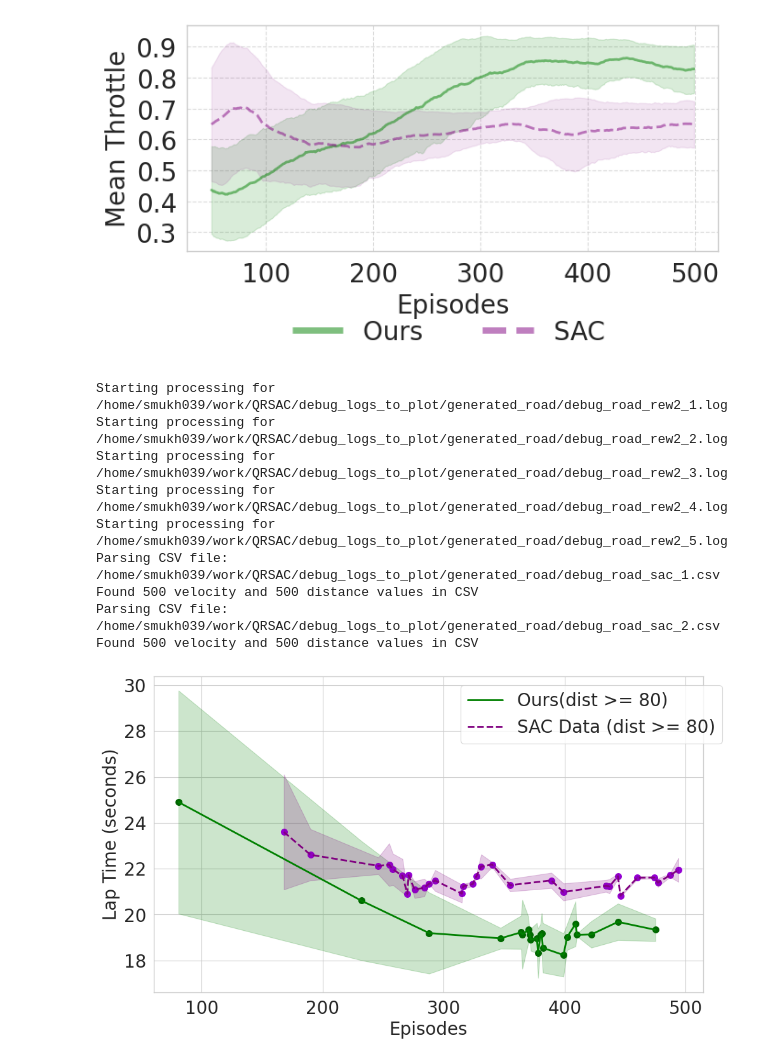
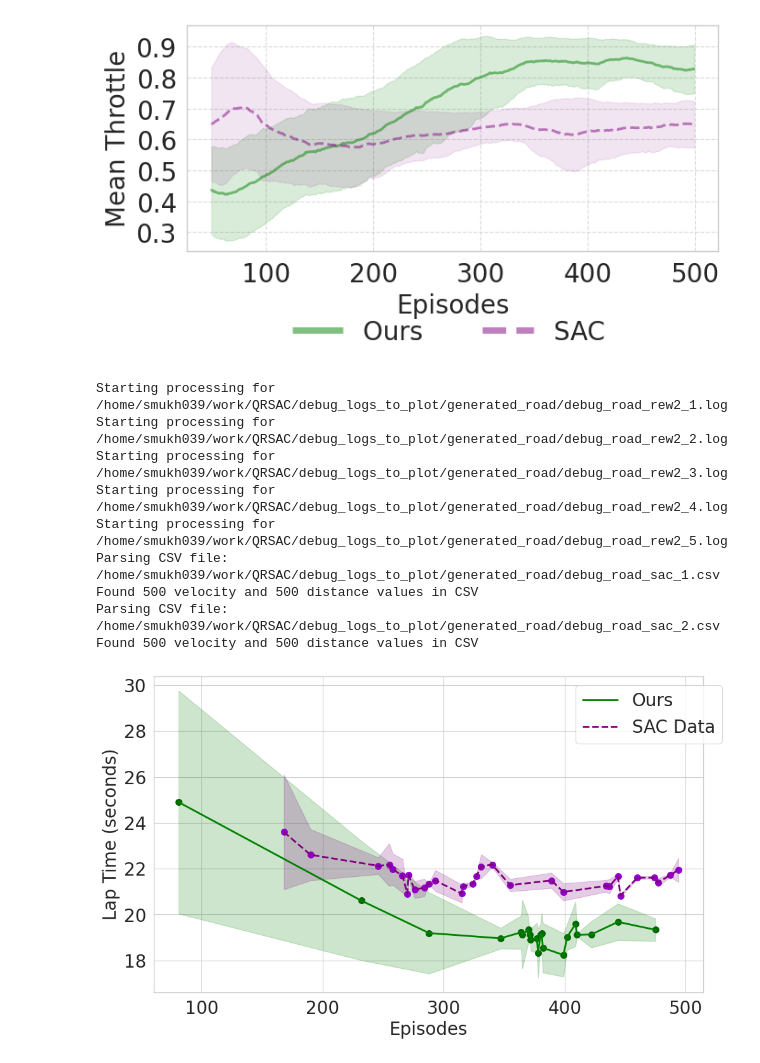
Before and after one commit to shilpa2301/QRSAC, a Jupyter notebook: debug_plots/debug_plots_baseline.ipynb, the cells around one changed output. Drawn from its saved outputs; the diff is of its cells as text; code cells hidden in the pictures.

```diff
--- a/debug_plots/debug_plots_baseline.ipynb
+++ b/debug_plots/debug_plots_baseline.ipynb
@@ -464,7 +464,7 @@ def generate_2d_plot(epochs_rew2, lap_times_rew2_mean, lap_times_rew2_std, dista
         lap_times_rew2_std_filtered = lap_times_rew2_std[mask_rew2_above_80]
 
         # Plot mean line
-        ax.plot(epochs_rew2_filtered, lap_times_rew2_filtered, c='green', label='Ours(dist >= 80)', linewidth=2)
+        ax.plot(epochs_rew2_filtered, lap_times_rew2_filtered, c='green', label='Ours', linewidth=2)
         # Plot scatter points for mean
         ax.scatter(epochs_rew2_filtered, lap_times_rew2_filtered, c='darkgreen', marker='o', s=50)
         # Plot standard deviation as translucent shading
@@ -481,7 +481,7 @@ def generate_2d_plot(epochs_rew2, lap_times_rew2_mean, lap_times_rew2_std, dista
         lap_times_sac_std_filtered = lap_times_sac_std[mask_sac_above_80]
 
         # Plot mean line
-        ax.plot(epochs_sac_filtered, lap_times_sac_filtered, c='purple', label='SAC Data (dist >= 80)', linewidth=2, linestyle='--')
+        ax.plot(epochs_sac_filtered, lap_times_sac_filtered, c='purple', label='SAC Data', linewidth=2, linestyle='--')
         # Plot scatter points for mean
         ax.scatter(epochs_sac_filtered, lap_times_sac_filtered, c='darkviolet', marker='o', s=50)
         # Plot standard deviation as translucent shading
@@ -571,31 +571,31 @@ if lap_times_vel_rew2_all and lap_times_vel_sac_all:
 
     # Apply smoothing with window size 70 for better visualization
     WIN_SIZE = 1
     lap_times_vel_rew2_mean = smoothen(lap_times_vel_rew2_mean, WIN_SIZE)
     lap_times_vel_rew2_std = smoothen(lap_times_vel_rew2_std, WIN_SIZE)
     distance_rew2_mean = smoothen(distance_rew2_mean, WIN_SIZE)
     lap_times_vel_sac_mean = smoothen(lap_times_vel_sac_mean, WIN_SIZE)
     lap_times_vel_sac_std = smoothen(lap_times_vel_sac_std, WIN_SIZE)
     distance_sac_mean = smoothen(distance_sac_mean, WIN_SIZE)
 
     # Generate epochs (x-axis)
     epochs_rew2 = np.arange(len(lap_times_vel_rew2_mean))
     epochs_sac = np.arange(len(lap_times_vel_sac_mean))
 
     # Generate 2D plot with std dev for rew2 and SAC
     generate_2d_plot(epochs_rew2, lap_times_vel_rew2_mean, lap_times_vel_rew2_std, distance_rew2_mean,
                      epochs_sac, lap_times_vel_sac_mean, lap_times_vel_sac_std, distance_sac_mean,
                      save_path="lap_time_plot_rew2_sac")
 else:
     print("No data to plot for rew2 or SAC.")
 # %% [output]
 Starting processing for /home/smukh039/work/QRSAC/debug_logs_to_plot/generated_road/debug_road_rew2_1.log
 Starting processing for /home/smukh039/work/QRSAC/debug_logs_to_plot/generated_road/debug_road_rew2_2.log
 Starting processing for /home/smukh039/work/QRSAC/debug_logs_to_plot/generated_road/debug_road_rew2_3.log
 Starting processing for /home/smukh039/work/QRSAC/debug_logs_to_plot/generated_road/debug_road_rew2_4.log
 Starting processing for /home/smukh039/work/QRSAC/debug_logs_to_plot/generated_road/debug_road_rew2_5.log
 Parsing CSV file: /home/smukh039/work/QRSAC/debug_logs_to_plot/generated_road/debug_road_sac_1.csv
 Found 500 velocity and 500 distance values in CSV
 Parsing CSV file: /home/smukh039/work/QRSAC/debug_logs_to_plot/generated_road/debug_road_sac_2.csv
 Found 500 velocity and 500 distance values in CSV
-[figure, old version]
+[figure, new version]
```
Also changed, not shown: 3 other files.
